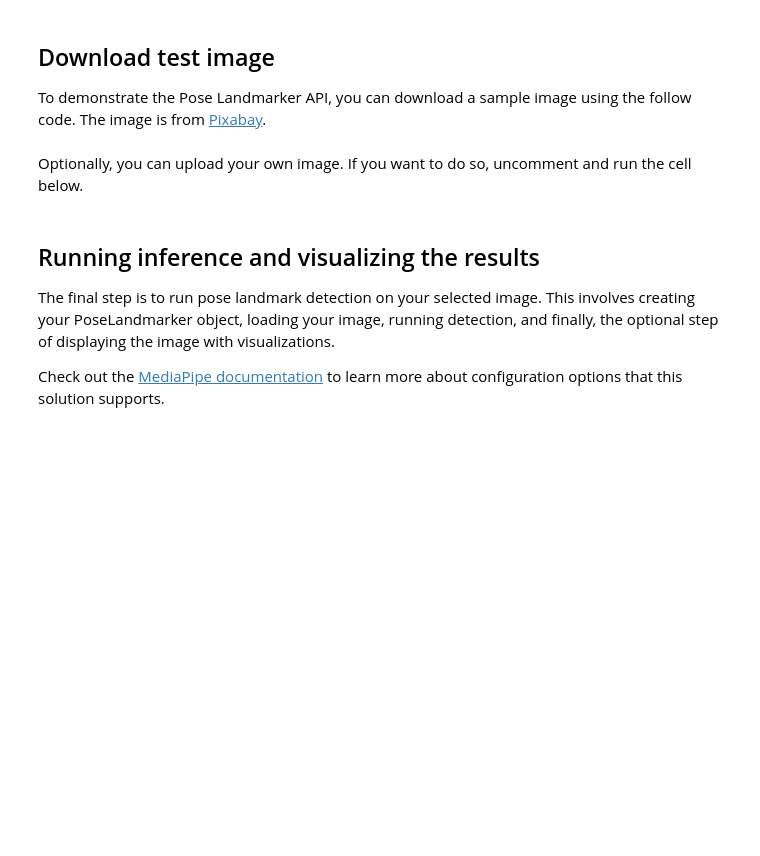
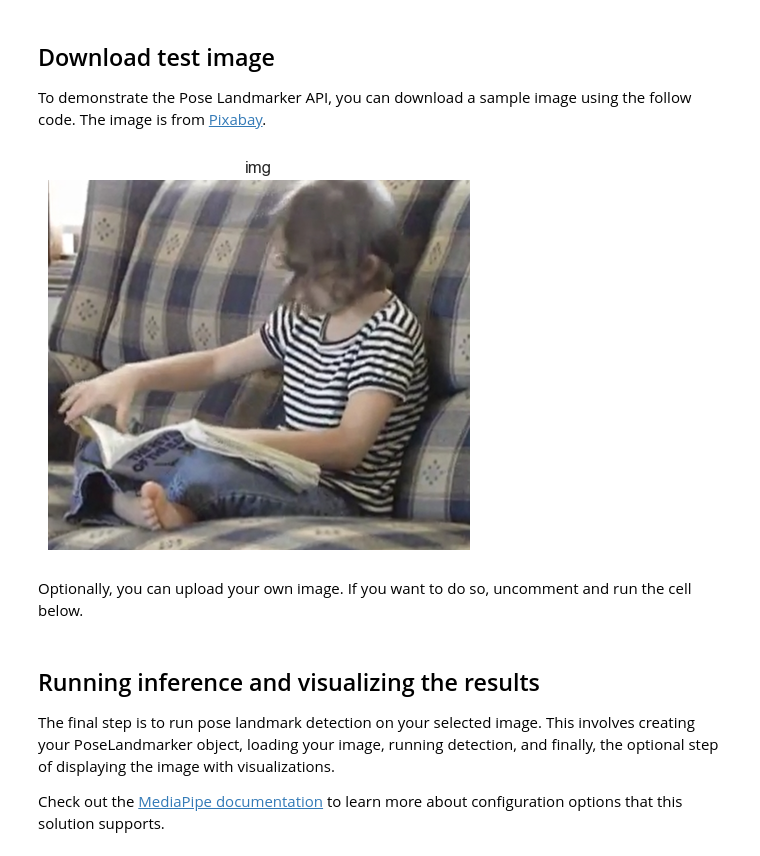
Before and after one commit to kleeboom0v0/WOA7015_ASDClassifier, a Jupyter notebook: Demo_Pose_Landmarker.ipynb, the cells around one changed output. Cells and saved outputs as stored; diff of their text form; code cells hidden in the pictures; blank space fills up the shorter version.

```diff
--- a/Demo_Pose_Landmarker.ipynb
+++ b/Demo_Pose_Landmarker.ipynb
@@ -71,10 +73,17 @@ To demonstrate the Pose Landmarker API, you can download a sample image using th
 # %%
 # !wget -q -O image.jpg https://cdn.pixabay.com/photo/2019/03/12/20/39/girl-4051811_960_720.jpg
 
 import cv2
-
+import matplotlib.pyplot as plt
 img = cv2.imread("img.png")
-cv2_imshow(img)
+img_rgb = cv2.cvtColor(img, cv2.COLOR_BGR2RGB)
+plt.imshow(img_rgb)
+plt.title('img')
+plt.axis('off')  # 关闭坐标轴
+plt.show()
+# cv2_imshow(img)
+# %% [output]
+[figure, added]
 # %% [markdown]
 Optionally, you can upload your own image. If you want to do so, uncomment and run the cell below.
 # %%
```
Also changed, not shown: parts of 3 cells of this notebook.
